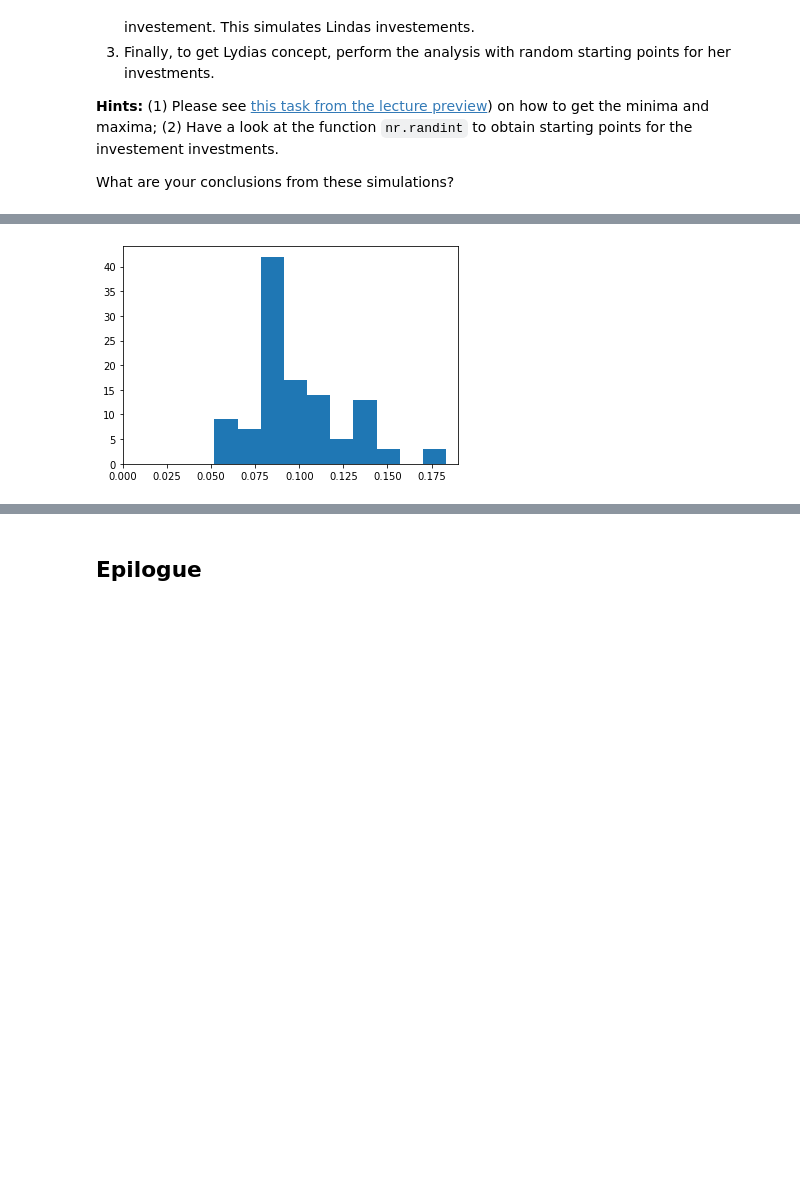
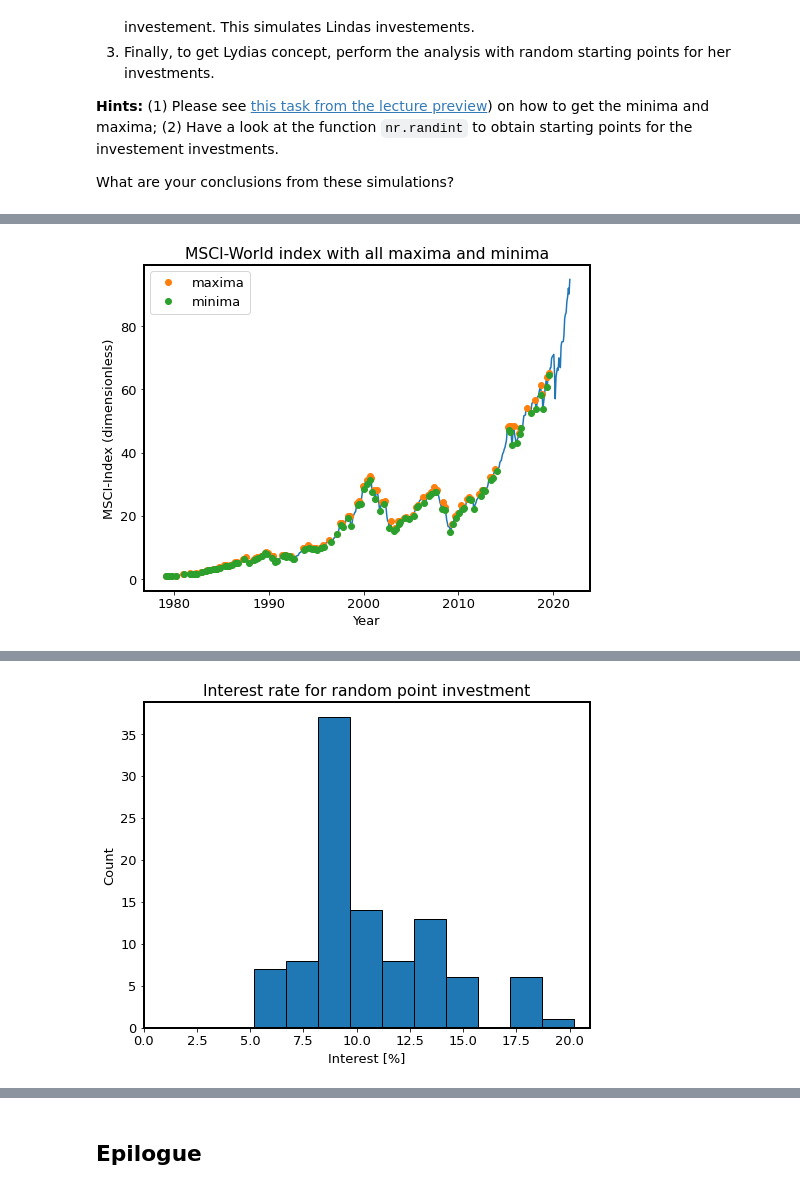
Before and after one commit to tesla1900/programming_course, a Jupyter notebook: project/Project_1.ipynb, the cells around one changed output, grey strips where cells are left out. Saved outputs shown, nothing was run; the diff lists cells and outputs as text; code cells hidden in the pictures; blank space fills up the shorter version.

```diff
--- a/project/Project_1.ipynb
+++ b/project/Project_1.ipynb
@@ -125,10 +127,26 @@ In charts with an exponential growth, one often gets the misleading impression t
 # %%
 # Your solution here please
 
+# for nicer plots
+plt.rcParams['font.size'] = 13
+plt.rcParams['axes.linewidth'] = 2.0
+plt.rcParams["figure.figsize"] = (8,6)
+
+# a range of values to use as input for plotting
+# the exponential compound interest
 x = np.arange(0, 44)
+
+# passing the value of interest from the function
+# defined in the previous block
 z = compound(fin, ini, t)
-plt.plot(dates, values)
-plt.plot(x + 1979, (1 + z) ** x)
+
+# plotting
+plt.plot(dates, values, label="Data points")
+plt.plot(x + 1979, (1 + z) ** x, label="Compound interest at 11%") # x+1979 because that's the starting year
 plt.yscale('log')
+plt.title("MSCI-World index in log scale")
+plt.xlabel("Year")
+plt.ylabel("MSCI-Index (dimensionless)")
+plt.legend()
 plt.grid()
 # %% [output]
@@ -380,34 +393,63 @@ What are your conclusions from these simulations?
 # %%
 # your solution here please
 
-interestsmax = np.array([])
-interestsmin = np.array([])
-rand = np.array([])
-randate = 0
+# declaring numpy arrays
+max_int = np.array([])
+min_int = np.array([])
+now_int = np.array([])
 
+# taking values before the last 2 years
 x = dates[:-24]
 y = values[:-24]
+
+# finding the local maxima and minima
 a = np.where((y[1:-1] >= y[:-2]) & (y[1:-1] >= y[2:]))[0] + 1
 b = np.where((y[1:-1] <= y[:-2]) & (y[1:-1] <= y[2:]))[0] + 1
 
-interestsmax = interest(y[a], values[-1], dates[-1] - x[a])
-interestsmin = interest(y[b], values[-1], dates[-1] - x[b])
+# computing interest
+max_int = interest(y[a], values[-1], dates[-1] - x[a]) * 100
+min_int = interest(y[b], values[-1], dates[-1] - x[b]) * 100
 for i in range(0, 100):
-    randate = nr.randint(0, len(dates) - 24)
-    rand = np.append(rand, interest(values[randate], values[-1], dates[-1] -dates[randate]))
+    random = nr.randint(0, len(dates) - 24)
+    now_int = np.append(now_int, interest(values[random], values[-1], dates[-1] -dates[random]) * 100)
 
-print("For maxima time to invest", np.mean(interestsmax) * 100, "%")
-print("For minima time to invest", np.mean(interestsmin) * 100, "%")
-print("For random time to invest", np.mean(rand) * 100, "%")
+# printing mean
+print("Mean interest when invested at maxima", np.mean(max_int), "%")
+print("Mean interest when invested at minima", np.mean(min_int), "%")
+print("Mean interest when invested at random points", np.mean(now_int), "%")
 
+# bin size
+bins = 10
 
-plt.hist(interestsmax, 10)
+# plotting local maxima and minima on data
+plt.plot(dates, values)
+plt.plot(x[a], y[a], 'o', label="maxima")
+plt.plot(x[b], y[b], 'o', label="minima")
+plt.title("MSCI-World index with all maxima and minima")
+plt.xlabel("Year")
+plt.ylabel("MSCI-Index (dimensionless)")
+plt.legend()
+plt.show()
+
+# plotting histograms
+plt.hist(max_int, bins, edgecolor='black')
+plt.title("Interest rate for maxima investment")
+plt.xlabel("Interest [%]")
+plt.ylabel("Count")
 plt.xlim(left=0)
 plt.show()
-plt.hist(interestsmin, 10)
+
+plt.hist(min_int, bins, edgecolor='black')
+plt.title("Interest rate for minima investment")
+plt.xlabel("Interest [%]")
+plt.ylabel("Count")
 plt.xlim(left=0)
 plt.show()
-plt.hist(rand, 10)
+
+plt.hist(now_int, bins, edgecolor='black')
+plt.title("Interest rate for random point investment")
+plt.xlabel("Interest [%]")
+plt.ylabel("Count")
 plt.xlim(left=0)
 plt.show()
 # %% [output]
@@ -417 +459 @@ For random time to invest 10.268203556091535 %
-[figure, old version]
+[figure, new version]
@@ -420,2 +462,3 @@ For random time to invest 10.268203556091535 %
+[figure, added]
 # %% [markdown]
 ## Your solution here please
```
Also changed, not shown: parts of 15 cells of this notebook.
